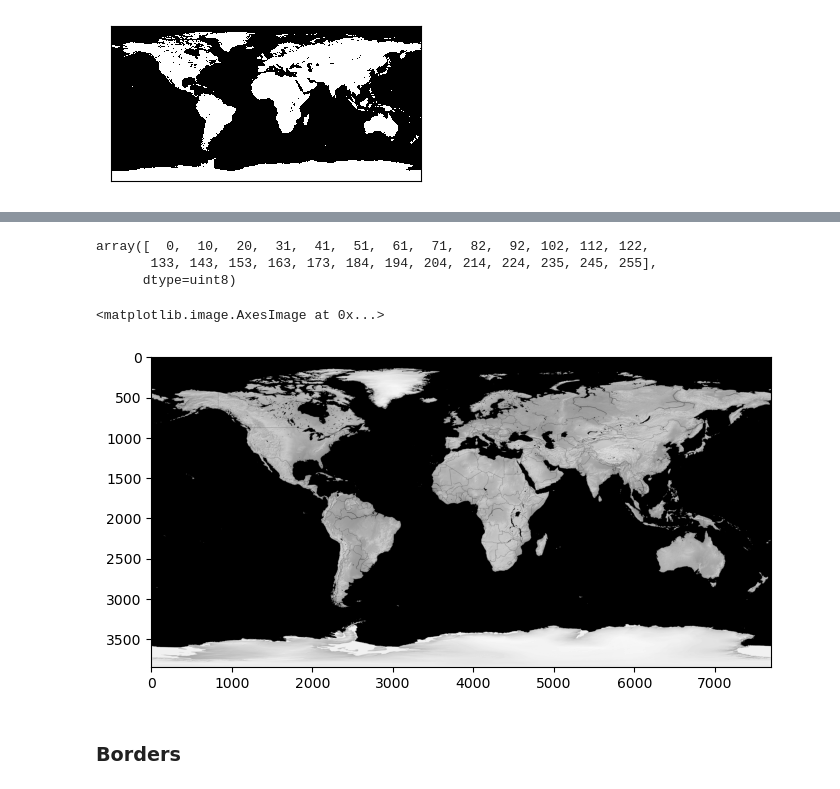
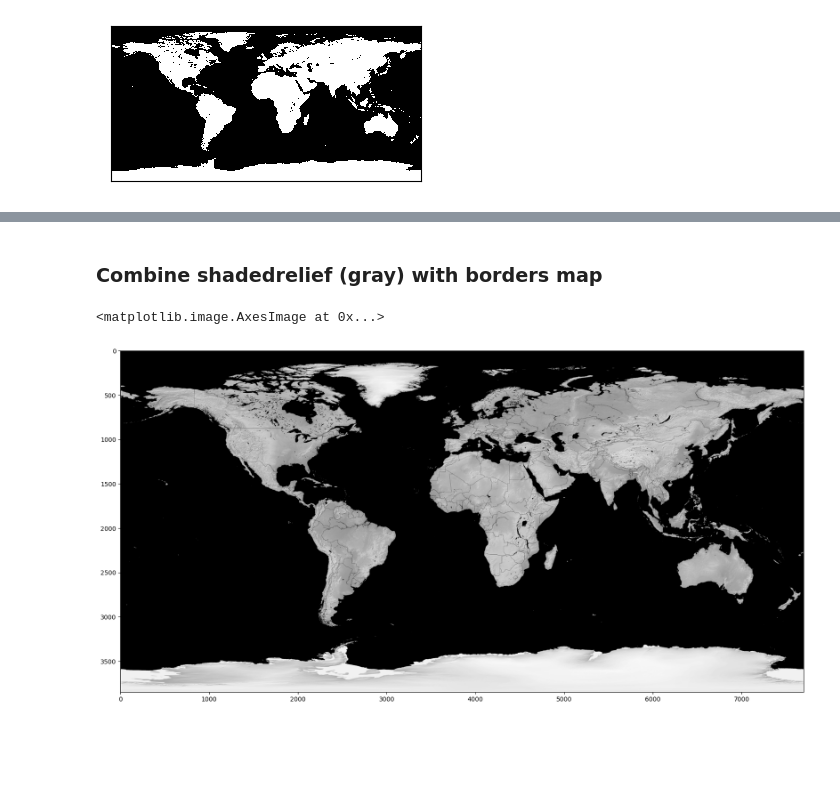
Before and after one commit to bellonet/map-rendering, a Jupyter notebook: backgound_map_tests/basemap.ipynb, the cells around one changed output, grey strips where cells are left out. Cells and saved outputs as stored; diff of their text form; code cells hidden in the pictures; blank space fills up the shorter version.

Commit message:
matplotlib basemap create gray shadedrelief with borders

```diff
--- a/backgound_map_tests/basemap.ipynb
+++ b/backgound_map_tests/basemap.ipynb
@@ -123,9 +171,13 @@ plt.close(fig)
+# %% [markdown]
+### Combine shadedrelief (gray) with borders map
 # %%
 ## see it as grayscale:
 
 im = io.imread('shadedrelief.png')
 gray = cv2.cvtColor(im, cv2.COLOR_RGBA2GRAY)
 
-mask = io.imread('mask.png')
+# mask = io.imread('mask.png')
+# mask = cv2.cvtColor(mask, cv2.COLOR_RGBA2GRAY)
+mask = io.imread('borders.png')
 mask = cv2.cvtColor(mask, cv2.COLOR_RGBA2GRAY)
 # %%
@@ -134,18 +186,10 @@ dst = cv2.filter2D(mask,-1,kernel)
-# %%
-np.unique(dst)
-# %% [output]
-array([  0,  10,  20,  31,  41,  51,  61,  71,  82,  92, 102, 112, 122,
-       133, 143, 153, 163, 173, 184, 194, 204, 214, 224, 235, 245, 255],
-      dtype=uint8)
 # %%
-gray[dst<150] = 0
+gray[mask<200] = 0
 # %%
-plt.figure(figsize=(8,8))
+plt.figure(figsize=(20,20))
 plt.imshow(gray, cmap='gray')
 # %% [output]
 <matplotlib.image.AxesImage at 0x...>
-[figure, old version]
+[figure, new version]
 # %%
 io.imsave('shadedrelief_w_borders_and_mask_gray.tif', gray)
-# %% [markdown]
-### Borders
```
Also changed, not shown: parts of 22 cells of this notebook.
